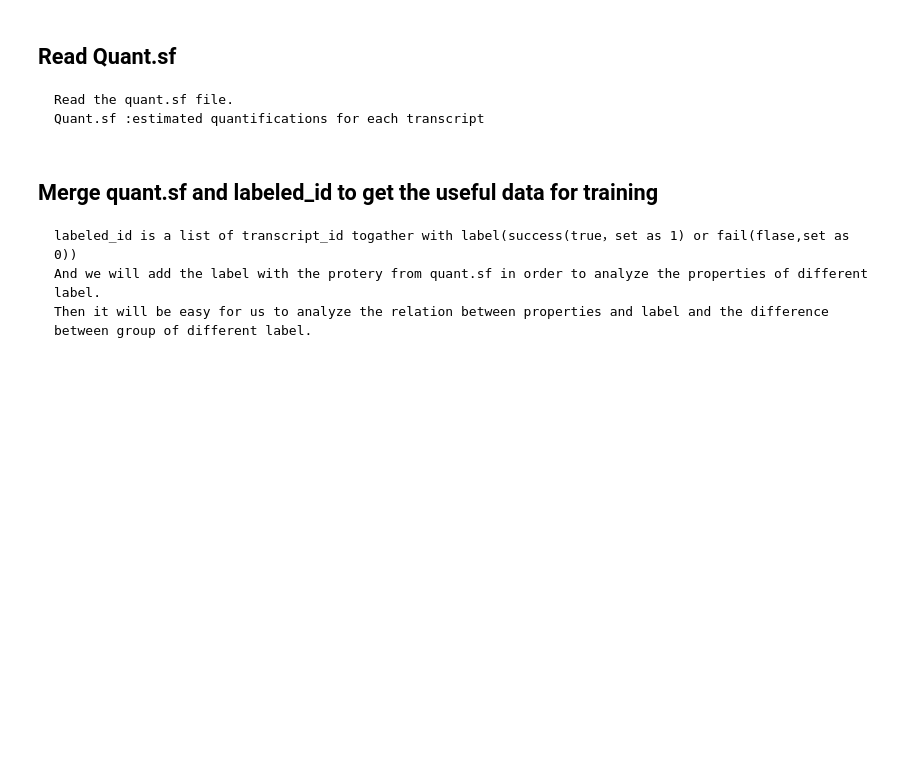
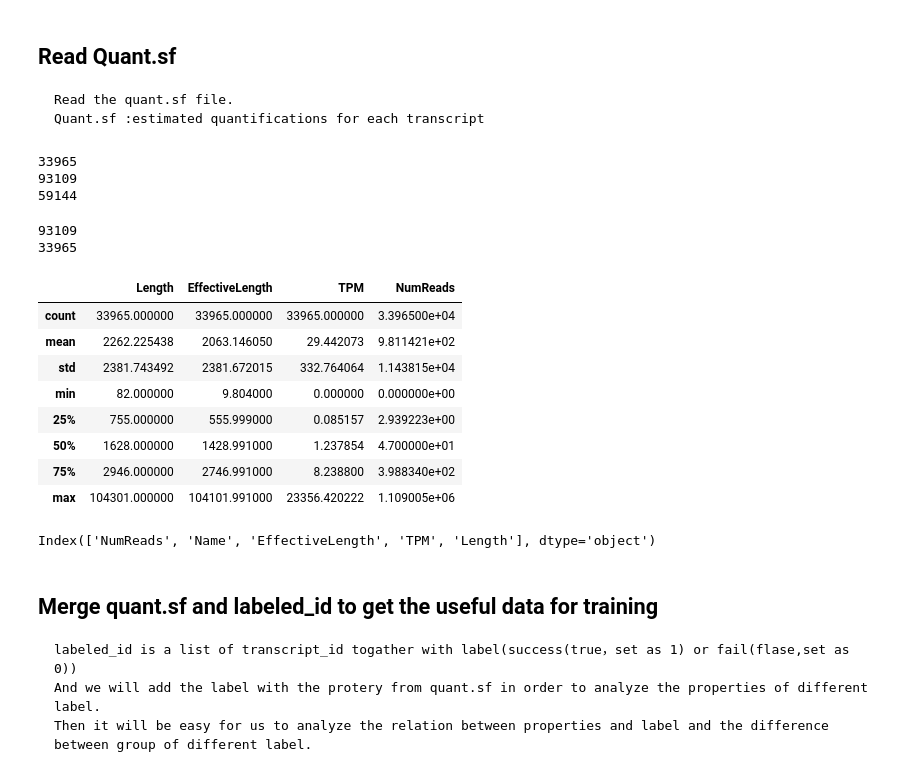
Before and after one commit to weiuniverse/Uncertainty_quantification, a Jupyter notebook: source/Uncertainty_v2.ipynb, the cells around one changed output. Saved outputs shown, nothing was run; the diff lists cells and outputs as text; code cells hidden in the pictures; blank space fills up the shorter version.

Commit message:
features.py fixed_dfquant

```diff
--- a/source/Uncertainty_v2.ipynb
+++ b/source/Uncertainty_v2.ipynb
@@ -266,3 +272,36 @@ df_quant.NumReads = df_quant.NumReads.astype(float)
+# %%
+print(len(new_columns2))
+print(len(df_quant.Name))
+print(len(should_remove))
+# %% [output]
+33965
+93109
+59144
+# %%
+fixed_dfquant = df_quant.copy()
+print(len(fixed_dfquant.Name))
+for rid in remove_ids:
+    fixed_dfquant = fixed_dfquant[fixed_dfquant.Name != rid]
+print(len(fixed_dfquant.Name))
+# %% [output]
+93109
+33965
+# %%
+fixed_dfquant.describe()
+# %% [output]
+|  | Length | EffectiveLength | TPM | NumReads |
+| count | 33965.000000 | 33965.000000 | 33965.000000 | 3.396500e+04 |
+| mean | 2262.225438 | 2063.146050 | 29.442073 | 9.811421e+02 |
+| std | 2381.743492 | 2381.672015 | 332.764064 | 1.143815e+04 |
+| min | 82.000000 | 9.804000 | 0.000000 | 0.000000e+00 |
+| 25% | 755.000000 | 555.999000 | 0.085157 | 2.939223e+00 |
+| 50% | 1628.000000 | 1428.991000 | 1.237854 | 4.700000e+01 |
+| 75% | 2946.000000 | 2746.991000 | 8.238800 | 3.988340e+02 |
+| max | 104301.000000 | 104101.991000 | 23356.420222 | 1.109005e+06 |
+# %%
+(fixed_dfquant.columns)
+# %% [output]
+Index(['NumReads', 'Name', 'EffectiveLength', 'TPM', 'Length'], dtype='object')
 # %% [markdown]
 ## Merge quant.sf and labeled_id to get the useful data for training
     labeled_id is a list of transcript_id togather with label(success(true，set as 1) or fail(flase,set as 0))
```
Also changed, not shown: parts of 2 cells of this notebook, 1 other file.
